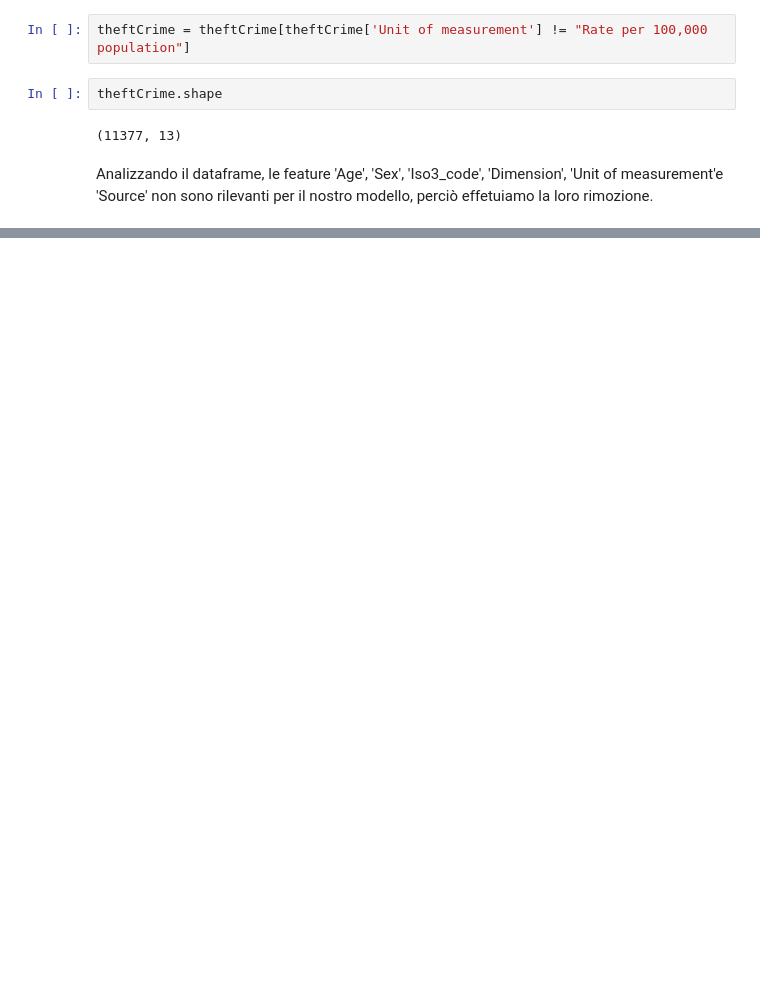
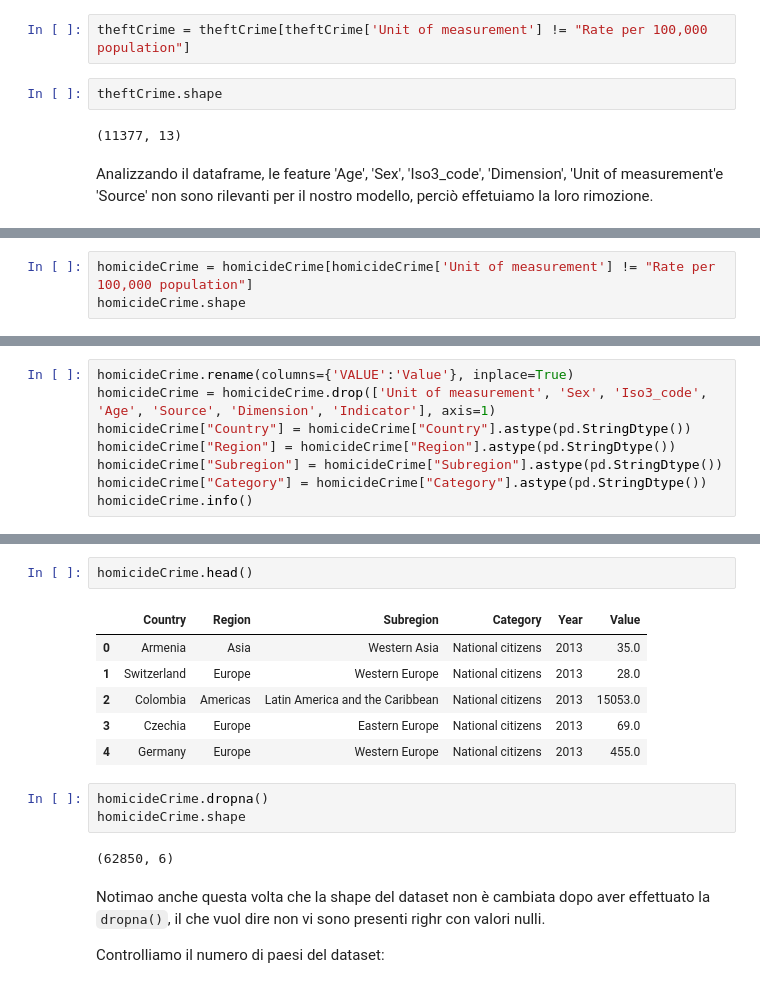
Before and after one commit to lozziopadredeivizzi/CrimeRatePredictor, a Jupyter notebook: crime_rate_prediction.ipynb, the cells around one changed output, grey strips where cells are left out. Saved outputs shown, nothing was run; the diff lists cells and outputs as text; blank space fills up the shorter version.

```diff
--- a/crime_rate_prediction.ipynb
+++ b/crime_rate_prediction.ipynb
@@ -99,0 +211,3 @@ theftCrime.head()
+# %%
+homicideCrime = homicideCrime[homicideCrime['Unit of measurement'] != "Rate per 100,000 population"]
+homicideCrime.shape
@@ -99,0 +222,8 @@ theftCrime.head()
+# %%
+homicideCrime.rename(columns={'VALUE':'Value'}, inplace=True)
+homicideCrime = homicideCrime.drop(['Unit of measurement', 'Sex', 'Iso3_code', 'Age', 'Source', 'Dimension', 'Indicator'], axis=1)
+homicideCrime["Country"] = homicideCrime["Country"].astype(pd.StringDtype())
+homicideCrime["Region"] = homicideCrime["Region"].astype(pd.StringDtype())
+homicideCrime["Subregion"] = homicideCrime["Subregion"].astype(pd.StringDtype())
+homicideCrime["Category"] = homicideCrime["Category"].astype(pd.StringDtype())
+homicideCrime.info()
@@ -99,0 +244,20 @@ theftCrime.head()
+# %%
+homicideCrime.head()
+# %% [output]
+|  | Country | Region | Subregion | Category | Year | Value |
+| 0 | Armenia | Asia | Western Asia | National citizens | 2013 | 35.0 |
+| 1 | Switzerland | Europe | Western Europe | National citizens | 2013 | 28.0 |
+| 2 | Colombia | Americas | Latin America and the Caribbean | National citizens | 2013 | 15053.0 |
+| 3 | Czechia | Europe | Eastern Europe | National citizens | 2013 | 69.0 |
+| 4 | Germany | Europe | Western Europe | National citizens | 2013 | 455.0 |
+# %%
+homicideCrime.dropna()
+homicideCrime.shape
+# %% [output]
+(62850, 6)
+# %% [markdown]
+Notimao anche questa volta che la shape del dataset non è cambiata dopo aver effettuato la `dropna()`, il che vuol dire non vi sono presenti righr con valori nulli.
+
+
+
+Controlliamo il numero di paesi del dataset:
```
Also changed, not shown: parts of 28 cells of this notebook.
